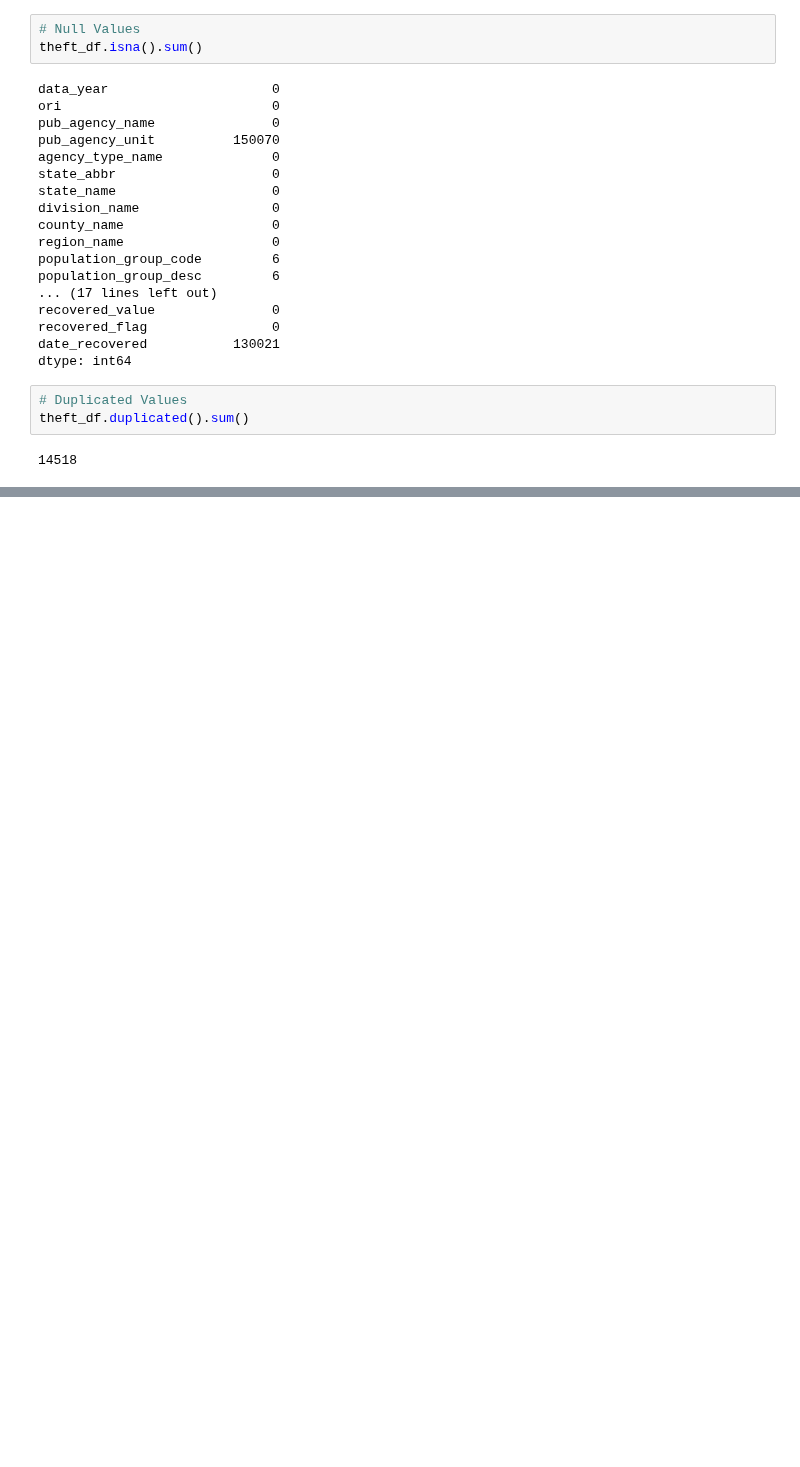
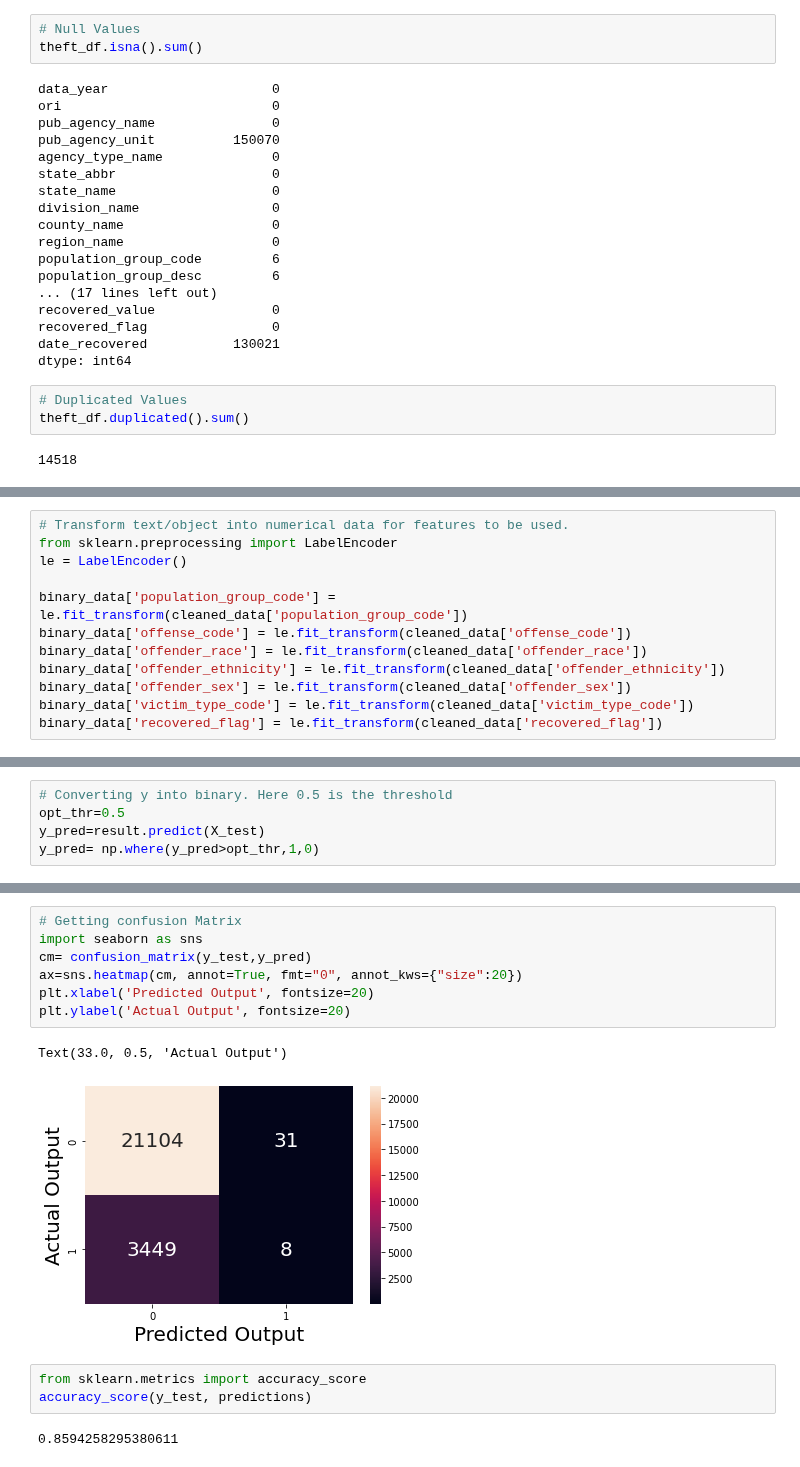
Before and after one commit to Jelsik/DataVisFinalProject-Pentagon, a Jupyter notebook: Cargo Theft Analysis.ipynb, the cells around one changed output, grey strips where cells are left out. Drawn from its saved outputs; the diff is of its cells as text; blank space fills up the shorter version.

```diff
--- a/Cargo Theft Analysis.ipynb
+++ b/Cargo Theft Analysis.ipynb
@@ -144,0 +455,12 @@ theft_cleaned_df.to_csv('Resources/cargo_theft_cleaned.csv', index=False)
+# %%
+# Transform text/object into numerical data for features to be used.
+from sklearn.preprocessing import LabelEncoder
+le = LabelEncoder()
+
+binary_data['population_group_code'] = le.fit_transform(cleaned_data['population_group_code'])
+binary_data['offense_code'] = le.fit_transform(cleaned_data['offense_code'])
+binary_data['offender_race'] = le.fit_transform(cleaned_data['offender_race'])
+binary_data['offender_ethnicity'] = le.fit_transform(cleaned_data['offender_ethnicity'])
+binary_data['offender_sex'] = le.fit_transform(cleaned_data['offender_sex'])
+binary_data['victim_type_code'] = le.fit_transform(cleaned_data['victim_type_code'])
+binary_data['recovered_flag'] = le.fit_transform(cleaned_data['recovered_flag'])
@@ -144,0 +658,5 @@ theft_cleaned_df.to_csv('Resources/cargo_theft_cleaned.csv', index=False)
+# %%
+# Converting y into binary. Here 0.5 is the threshold
+opt_thr=0.5
+y_pred=result.predict(X_test)
+y_pred= np.where(y_pred>opt_thr,1,0)
@@ -144,0 +681,15 @@ theft_cleaned_df.to_csv('Resources/cargo_theft_cleaned.csv', index=False)
+# %%
+# Getting confusion Matrix
+import seaborn as sns
+cm= confusion_matrix(y_test,y_pred)
+ax=sns.heatmap(cm, annot=True, fmt="0", annot_kws={"size":20})
+plt.xlabel('Predicted Output', fontsize=20)
+plt.ylabel('Actual Output', fontsize=20)
+# %% [output]
+Text(33.0, 0.5, 'Actual Output')
+[figure, added]
+# %%
+from sklearn.metrics import accuracy_score
+accuracy_score(y_test, predictions)
+# %% [output]
+0.8594258295380611
```
Also changed, not shown: parts of 68 cells of this notebook.
